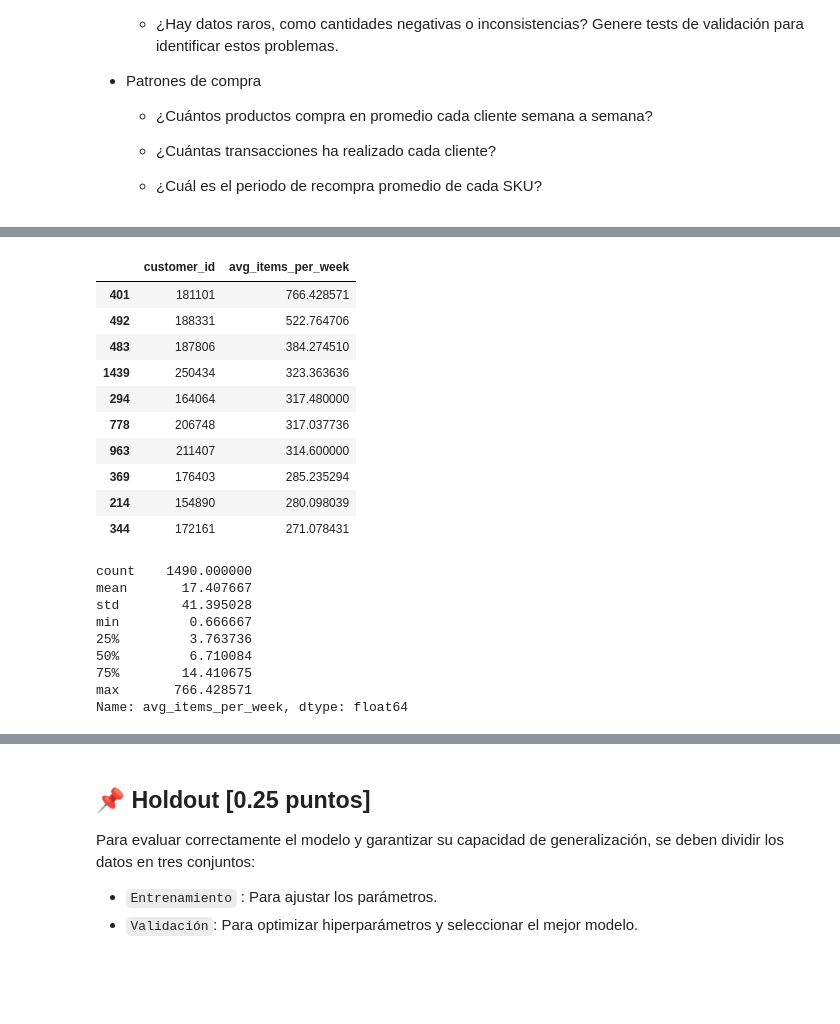
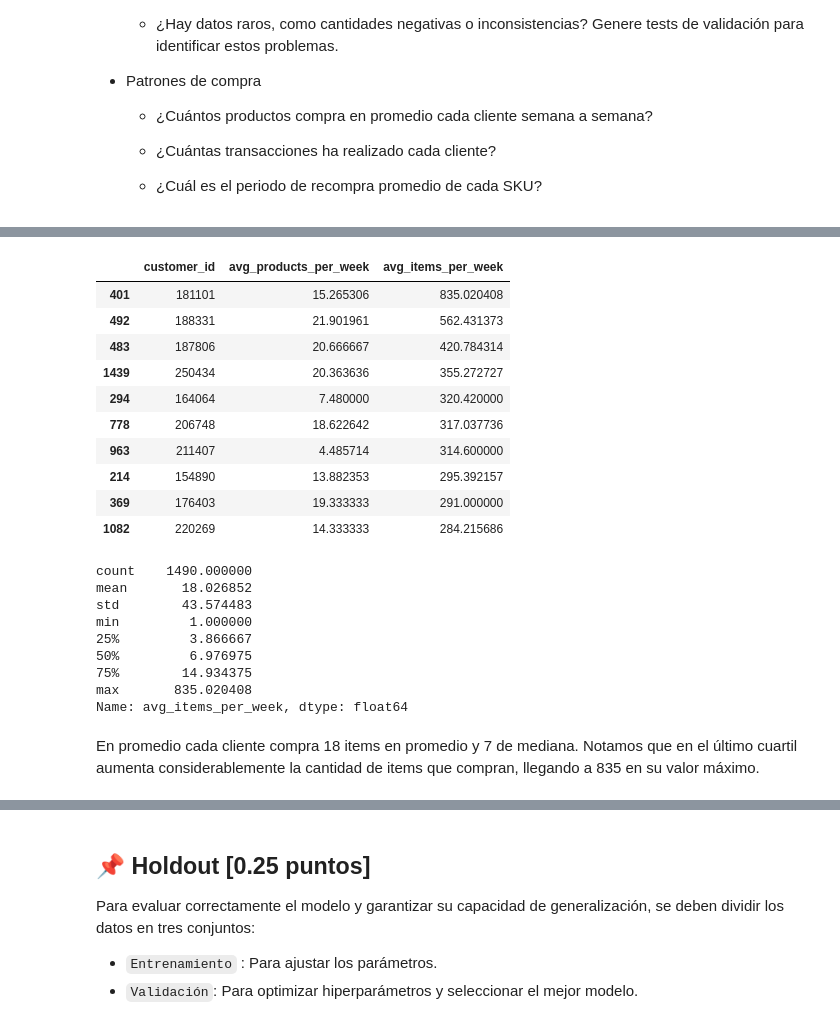
Before and after one commit to RenzoZanca/MDS7202, a Jupyter notebook: Proyecto/entrega_1.ipynb, the cells around one changed output, grey strips where cells are left out. Drawn from its saved outputs; the diff is of its cells as text; code cells hidden in the pictures; blank space fills up the shorter version.

```diff
--- a/Proyecto/entrega_1.ipynb
+++ b/Proyecto/entrega_1.ipynb
@@ -188 +209,5 @@ Todo proceso llevado a cabo debe estar bien documentado y justificado en el info
+# %%
+clientes_path = "clientes.parquet"
+productos_path = "productos.parquet"
+transacciones_path = "transacciones.parquet"
 # %%
@@ -276,7 +374,7 @@ No tenemos valores duplicados
 # %% [markdown]
 ### Transacciones
 # %%
-transactions = pd.read_parquet("transacciones.parquet")
+transactions = pd.read_parquet(transacciones_path)
 transactions.head()
 # %% [output]
 |  | customer_id | product_id | order_id | purchase_date | items |
@@ -365,0 +453,4 @@ TO-DO:
+# %%
+# creacion de atributo semana
+transactions['week'] = transactions['purchase_date'].dt.isocalendar().week
+transactions.loc[transactions['purchase_date'] > '2024-12-29', 'week'] = 53 # caso borde
@@ -499,0 +1055,12 @@ products_per_week
+# %%
+# items por semana:
+items_per_week = transactions.groupby(['customer_id', 'week']).agg({'items': 'sum'}).reset_index()
+items_per_week.columns = ['customer_id', 'week', 'items_per_week']
+
+# productos por semana:
+products_per_week = transactions.groupby(['customer_id', 'week']).agg({'product_id': 'count'}).reset_index()
+products_per_week.columns = ['customer_id', 'week', 'products_per_week']
+
+# merge:
+items_products_per_week = products_per_week.merge(items_per_week, on=['customer_id', 'week'], how='left')
+items_products_per_week.head()
@@ -500,29 +1074,32 @@ products_per_week
 # %%
-client_products_per_week = products_per_week.groupby('customer_id').agg({'items': 'mean'}).reset_index()
-client_products_per_week.columns = ['customer_id', 'avg_items_per_week']
-client_products_per_week.sort_values('avg_items_per_week', ascending=False, inplace=True)
-client_products_per_week.head(10)
+# agregación:
+avg_products_items_per_week = items_products_per_week.groupby('customer_id').agg({'products_per_week': 'mean', 'items_per_week': 'mean'}).reset_index()
+avg_products_items_per_week.columns = ['customer_id', 'avg_products_per_week', 'avg_items_per_week']
+avg_products_items_per_week.sort_values('avg_items_per_week', ascending=False, inplace=True)
+avg_products_items_per_week.head(10)
 # %% [output]
-|  | customer_id | avg_items_per_week |
-| 401 | 181101 | 766.428571 |
-| 492 | 188331 | 522.764706 |
-| 483 | 187806 | 384.274510 |
-| 1439 | 250434 | 323.363636 |
-| 294 | 164064 | 317.480000 |
-| 778 | 206748 | 317.037736 |
-| 963 | 211407 | 314.600000 |
-| 369 | 176403 | 285.235294 |
-| 214 | 154890 | 280.098039 |
-| 344 | 172161 | 271.078431 |
+|  | customer_id | avg_products_per_week | avg_items_per_week |
+| 401 | 181101 | 15.265306 | 835.020408 |
+| 492 | 188331 | 21.901961 | 562.431373 |
+| 483 | 187806 | 20.666667 | 420.784314 |
+| 1439 | 250434 | 20.363636 | 355.272727 |
+| 294 | 164064 | 7.480000 | 320.420000 |
+| 778 | 206748 | 18.622642 | 317.037736 |
+| 963 | 211407 | 4.485714 | 314.600000 |
+| 214 | 154890 | 13.882353 | 295.392157 |
+| 369 | 176403 | 19.333333 | 291.000000 |
+| 1082 | 220269 | 14.333333 | 284.215686 |
 # %%
-client_products_per_week['avg_items_per_week'].describe()
+avg_products_items_per_week['avg_items_per_week'].describe()
 # %% [output]
 count    1490.000000
-mean       17.407667
-std        41.395028
-min         0.666667
-25%         3.763736
-50%         6.710084
-75%        14.410675
-max       766.428571
+mean       18.026852
+std        43.574483
+min         1.000000
+25%         3.866667
+50%         6.976975
+75%        14.934375
+max       835.020408
 Name: avg_items_per_week, dtype: float64
+# %% [markdown]
+En promedio cada cliente compra 18 items en promedio y 7 de mediana. Notamos que en el último cuartil aumenta considerablemente la cantidad de items que compran, llegando a 835 en su valor máximo.
```
Also changed, not shown: parts of 118 cells of this notebook.
